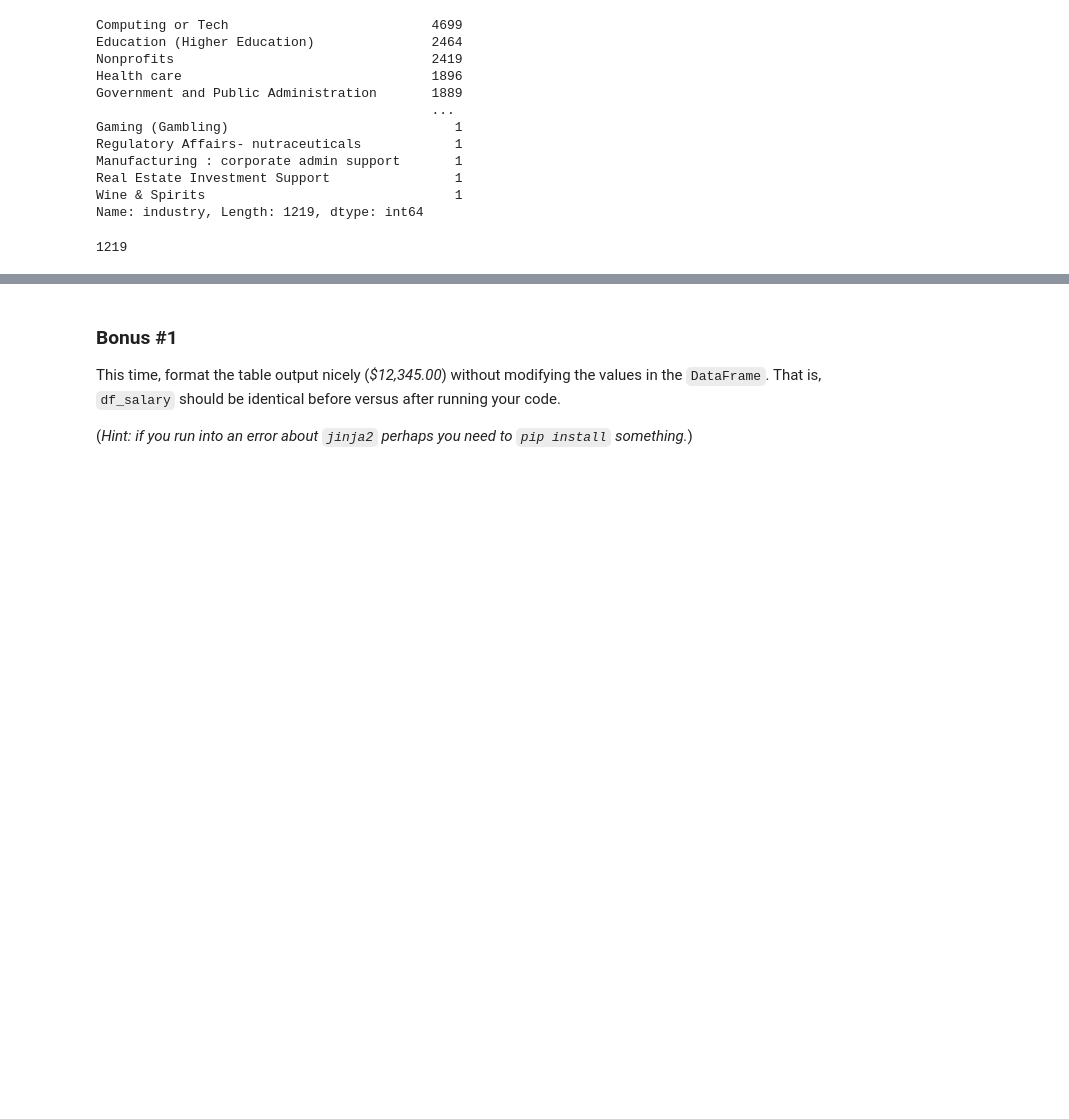
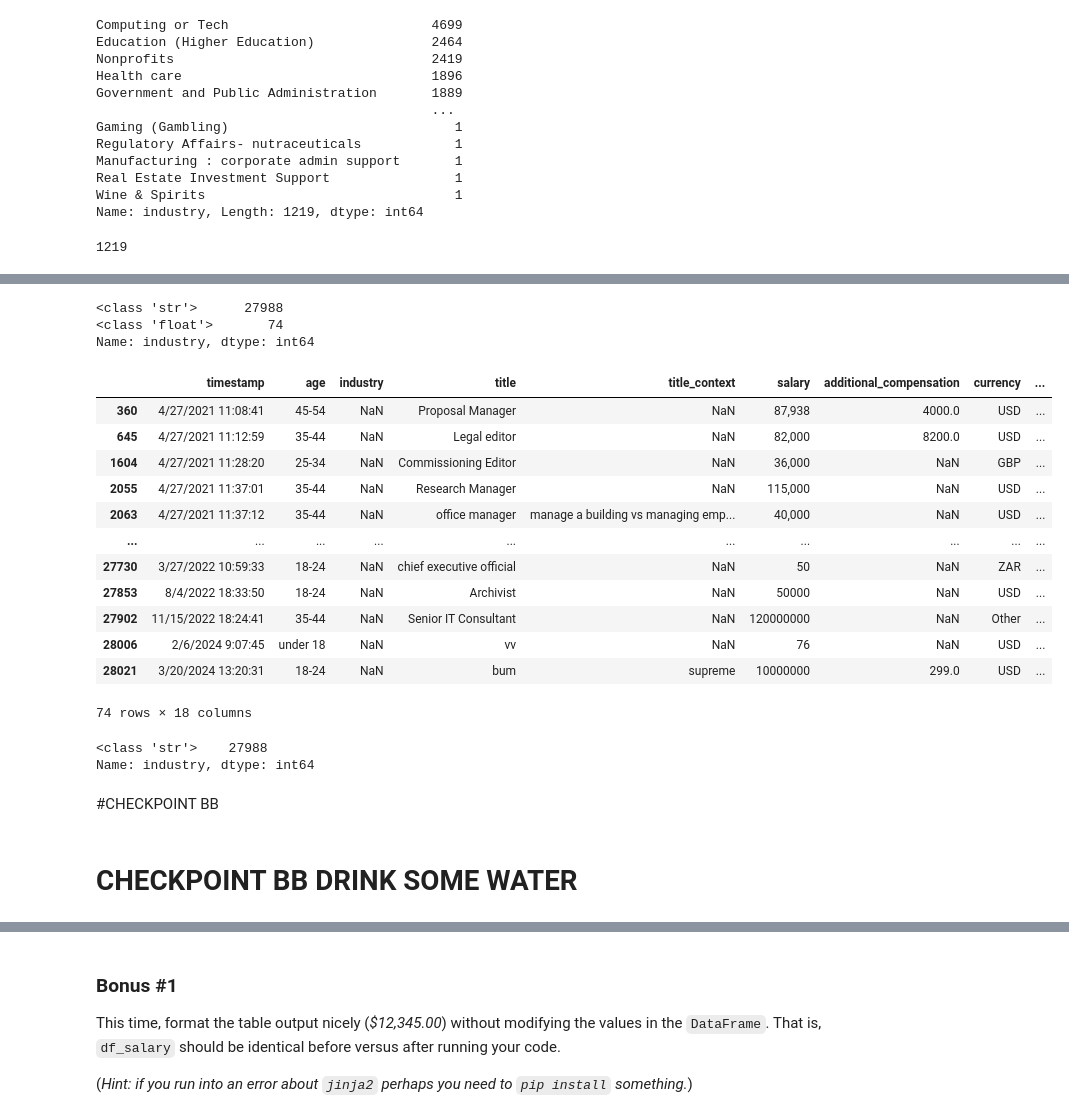
Before and after one commit to lxwooxy/my-fork-2024-fall-data-science, a Jupyter notebook: Week-02-DS-Overview-and-Data/Exercise-gw.ipynb, the cells around one changed output, grey strips where cells are left out. Saved outputs shown, nothing was run; the diff lists cells and outputs as text; code cells hidden in the pictures; blank space fills up the shorter version.

```diff
--- a/Week-02-DS-Overview-and-Data/Exercise-gw.ipynb
+++ b/Week-02-DS-Overview-and-Data/Exercise-gw.ipynb
@@ -536,0 +566,24 @@ df_salary['industry'].nunique()
+# %%
+#check for non string values in the industry column
+df_salary['industry'].apply(lambda x: type(x)).value_counts()
+# %% [output]
+<class 'str'>      27988
+<class 'float'>       74
+Name: industry, dtype: int64
+# %%
+#show the rows where the industry is not a string
+df_salary[df_salary['industry'].apply(lambda x: type(x) != str)]
+# %% [output]
+|  | timestamp | age | industry | title | title_context | salary | additional_compensation | currency | ... |
+| 360 | 4/27/2021 11:08:41 | 45-54 | NaN | Proposal Manager | NaN | 87,938 | 4000.0 | USD | ... |
+| 645 | 4/27/2021 11:12:59 | 35-44 | NaN | Legal editor | NaN | 82,000 | 8200.0 | USD | ... |
+| 1604 | 4/27/2021 11:28:20 | 25-34 | NaN | Commissioning Editor | NaN | 36,000 | NaN | GBP | ... |
+| 2055 | 4/27/2021 11:37:01 | 35-44 | NaN | Research Manager | NaN | 115,000 | NaN | USD | ... |
+| 2063 | 4/27/2021 11:37:12 | 35-44 | NaN | office manager | manage a building vs managing emp... | 40,000 | NaN | USD | ... |
+| ... | ... | ... | ... | ... | ... | ... | ... | ... | ... |
+| 27730 | 3/27/2022 10:59:33 | 18-24 | NaN | chief executive official | NaN | 50 | NaN | ZAR | ... |
+| 27853 | 8/4/2022 18:33:50 | 18-24 | NaN | Archivist | NaN | 50000 | NaN | USD | ... |
+| 27902 | 11/15/2022 18:24:41 | 35-44 | NaN | Senior IT Consultant | NaN | 120000000 | NaN | Other | ... |
+| 28006 | 2/6/2024 9:07:45 | under 18 | NaN | vv | NaN | 76 | NaN | USD | ... |
+| 28021 | 3/20/2024 13:20:31 | 18-24 | NaN | bum | supreme | 10000000 | 299.0 | USD | ... |
+74 rows × 18 columns
@@ -536,0 +593,6 @@ df_salary['industry'].nunique()
+# %%
+#sanity check
+df_salary['industry'].apply(lambda x: type(x)).value_counts()
+# %% [output]
+<class 'str'>    27988
+Name: industry, dtype: int64
@@ -536,0 +602,2 @@ df_salary['industry'].nunique()
+# %% [markdown]
+#CHECKPOINT BB
@@ -536,0 +694,2 @@ df_salary['industry'].nunique()
+# %% [markdown]
+# CHECKPOINT BB DRINK SOME WATER
```
Also changed, not shown: parts of 16 cells of this notebook, 3 other files.
